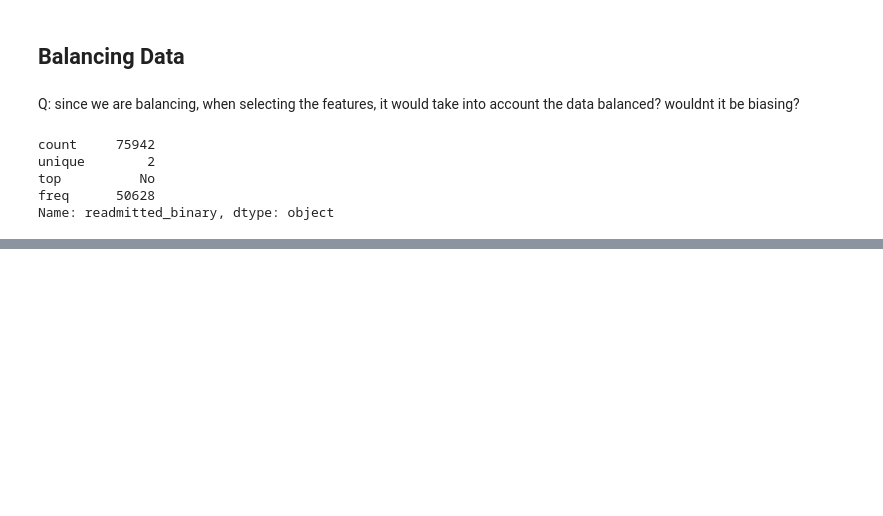
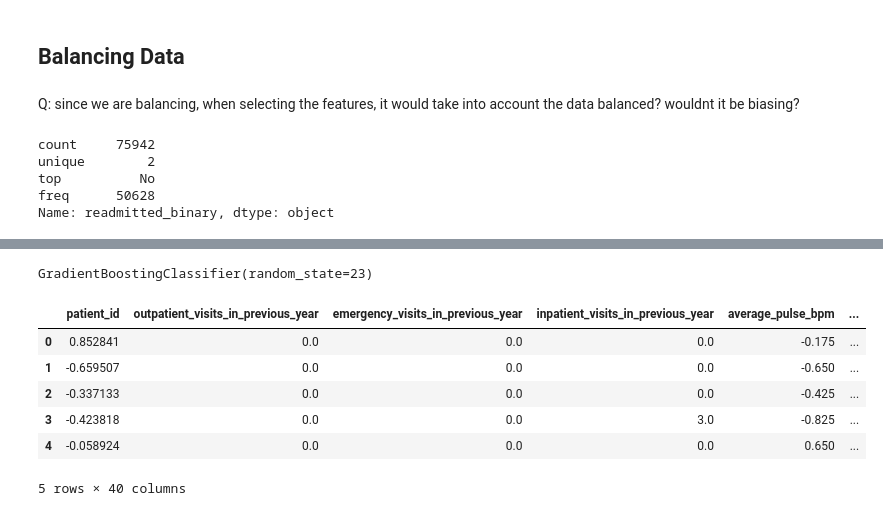
Before and after one commit to FabianRomero6/hospital-readmission-v2, a Jupyter notebook: notebooks/pre-processing.ipynb, the cells around one changed output, grey strips where cells are left out. Saved outputs shown, nothing was run; the diff lists cells and outputs as text; code cells hidden in the pictures; blank space fills up the shorter version.

```diff
--- a/notebooks/pre-processing.ipynb
+++ b/notebooks/pre-processing.ipynb
@@ -937,0 +1357,16 @@ Name: readmitted_binary, dtype: object
+# %%
+rfc = GradientBoostingClassifier(random_state=23)
+
+rfc.fit(X_train_balanced[chosen_ones], y_balanced)
+# %% [output]
+GradientBoostingClassifier(random_state=23)
+# %%
+X_train_balanced[chosen_ones].head()
+# %% [output]
+|  | patient_id | outpatient_visits_in_previous_year | emergency_visits_in_previous_year | inpatient_visits_in_previous_year | average_pulse_bpm | ... |
+| 0 | 0.852841 | 0.0 | 0.0 | 0.0 | -0.175 | ... |
+| 1 | -0.659507 | 0.0 | 0.0 | 0.0 | -0.650 | ... |
+| 2 | -0.337133 | 0.0 | 0.0 | 0.0 | -0.425 | ... |
+| 3 | -0.423818 | 0.0 | 0.0 | 3.0 | -0.825 | ... |
+| 4 | -0.058924 | 0.0 | 0.0 | 0.0 | 0.650 | ... |
+5 rows × 40 columns
```
Also changed, not shown: parts of 62 cells of this notebook, 15 other files.
